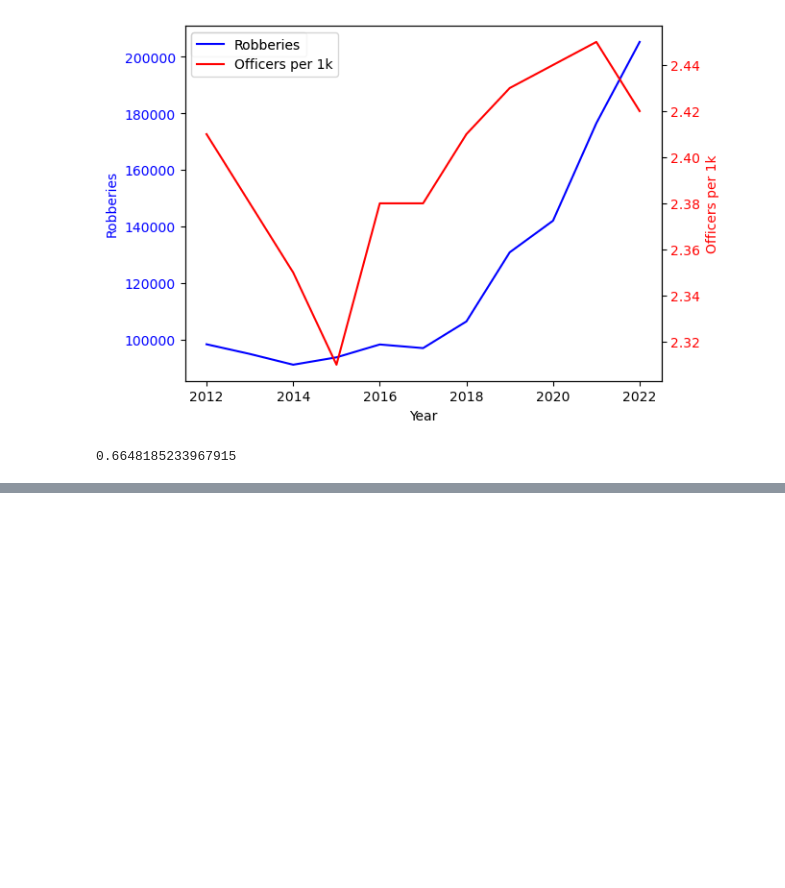
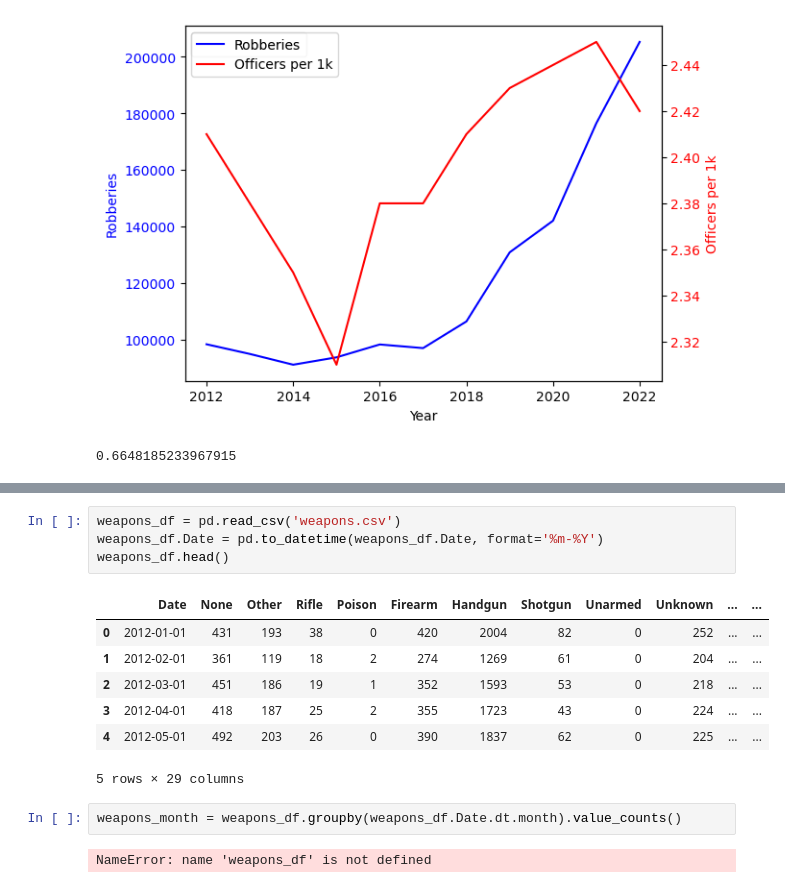
Before and after one commit to Ind-E/Python-Crime, a Jupyter notebook: crime.ipynb, the cells around one changed output, grey strips where cells are left out. Cells and saved outputs as stored; diff of their text form; blank space fills up the shorter version.

```diff
--- a/crime.ipynb
+++ b/crime.ipynb
@@ -112,0 +138,16 @@ print(employees_df.Robberies.corr(employees_df.Officers_per_1k))
+# %%
+weapons_df = pd.read_csv('weapons.csv')
+weapons_df.Date = pd.to_datetime(weapons_df.Date, format='%m-%Y')
+weapons_df.head()
+# %% [output]
+|  | Date | None | Other | Rifle | Poison | Firearm | Handgun | Shotgun | Unarmed | Unknown | ... | ... |
+| 0 | 2012-01-01 | 431 | 193 | 38 | 0 | 420 | 2004 | 82 | 0 | 252 | ... | ... |
+| 1 | 2012-02-01 | 361 | 119 | 18 | 2 | 274 | 1269 | 61 | 0 | 204 | ... | ... |
+| 2 | 2012-03-01 | 451 | 186 | 19 | 1 | 352 | 1593 | 53 | 0 | 218 | ... | ... |
+| 3 | 2012-04-01 | 418 | 187 | 25 | 2 | 355 | 1723 | 43 | 0 | 224 | ... | ... |
+| 4 | 2012-05-01 | 492 | 203 | 26 | 0 | 390 | 1837 | 62 | 0 | 225 | ... | ... |
+5 rows × 29 columns
+# %%
+weapons_month = weapons_df.groupby(weapons_df.Date.dt.month).value_counts()
+# %% [output]
+NameError: name 'weapons_df' is not defined
```
Also changed, not shown: parts of 6 cells of this notebook, 1 other file.
